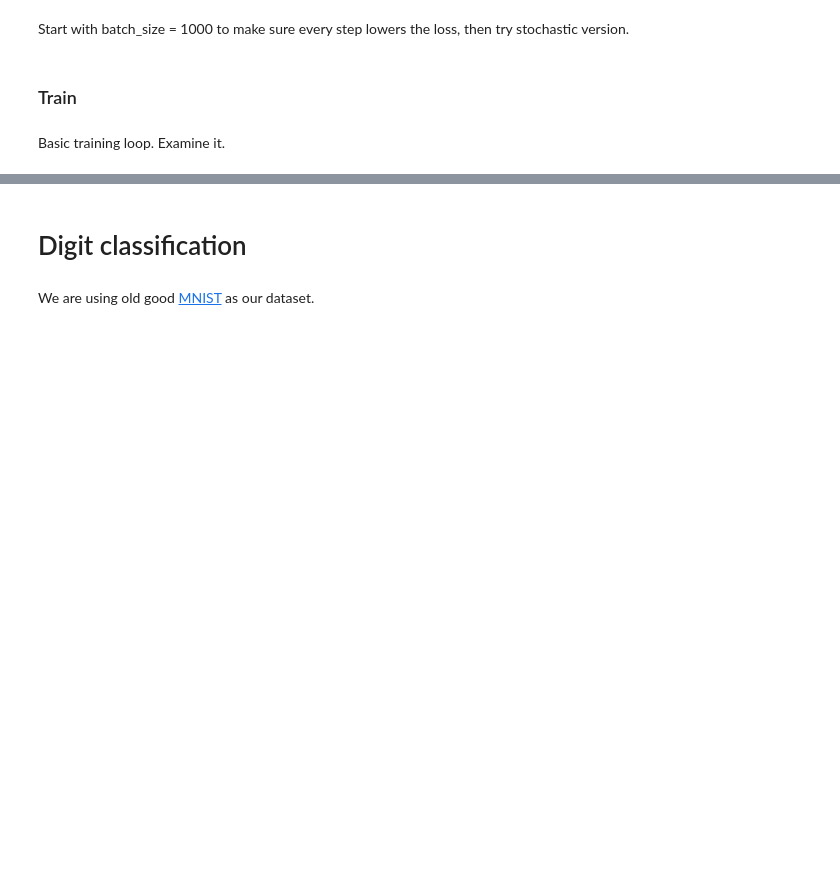
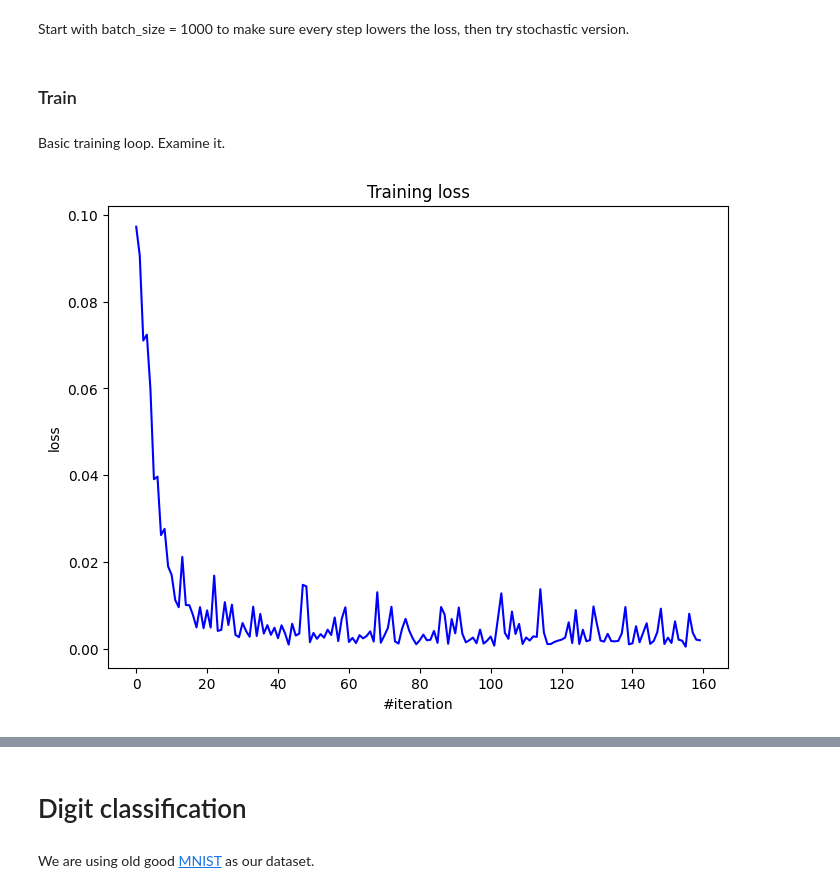
Before and after one commit to pavelkurach/msai-ml, a Jupyter notebook: assignment0_05_nn_from_scratch/main_notebook.ipynb, the cells around one changed output, grey strips where cells are left out. Drawn from its saved outputs; the diff is of its cells as text; code cells hidden in the pictures; blank space fills up the shorter version.

```diff
--- a/assignment0_05_nn_from_scratch/main_notebook.ipynb
+++ b/assignment0_05_nn_from_scratch/main_notebook.ipynb
@@ -117,35 +124,38 @@ Basic training loop. Examine it.
 # %%
 loss_history = []
 
 for i in range(n_epoch):
     for x_batch, y_batch in get_batches((X, Y), batch_size):
-
         net.zeroGradParameters()
 
         # Forward
         predictions = net.forward(x_batch)
         loss = criterion.forward(predictions, y_batch)
 
         # Backward
         dp = criterion.backward(predictions, y_batch)
         net.backward(x_batch, dp)
 
         # Update weights
-        sgd_momentum(net.getParameters(),
-                     net.getGradParameters(),
-                     optimizer_config,
-                     optimizer_state)
+        sgd_momentum(
+            net.getParameters(),
+            net.getGradParameters(),
+            optimizer_config,
+            optimizer_state,
+        )
 
         loss_history.append(loss)
 
     # Visualize
     display.clear_output(wait=True)
     plt.figure(figsize=(8, 6))
 
     plt.title("Training loss")
     plt.xlabel("#iteration")
     plt.ylabel("loss")
     plt.plot(loss_history, 'b')
     plt.show()
 
     print('Current loss: %f' % loss)
+# %% [output]
+[figure, added]
```
Also changed, not shown: parts of 11 cells of this notebook.
